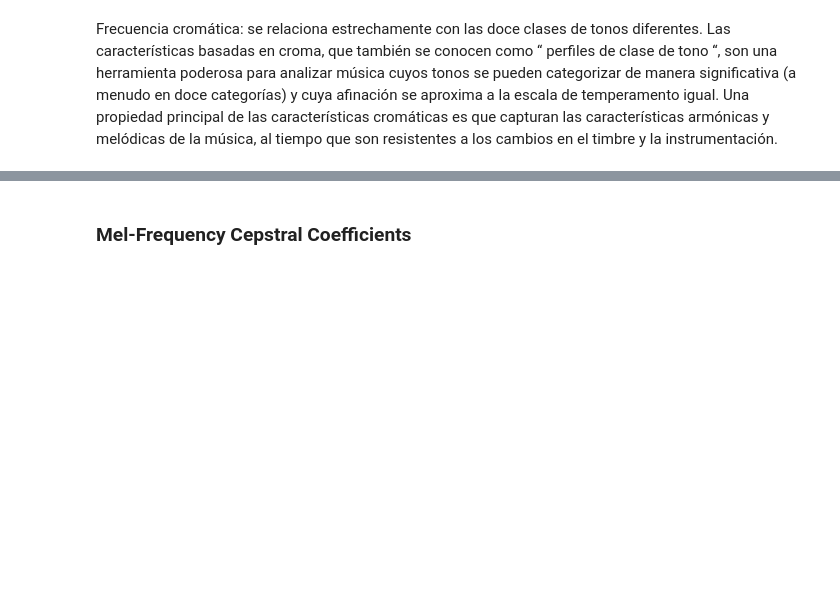
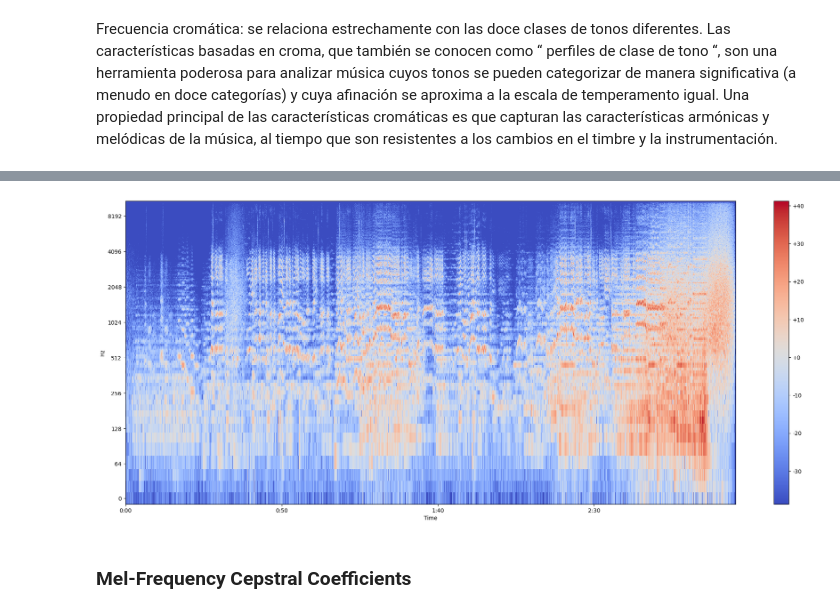
Before and after one commit to nican2/ProyectoAS2023, a Jupyter notebook: Memoria.ipynb, the cells around one changed output, grey strips where cells are left out. Saved outputs shown, nothing was run; the diff lists cells and outputs as text; code cells hidden in the pictures; blank space fills up the shorter version.

Commit message:
STFT y Spectograma teoría

```diff
--- a/Memoria.ipynb
+++ b/Memoria.ipynb
@@ -29,7 +29,7 @@ Podemos representar esta onda (o señal analógica) con dos ejes. El eje horizon
 cancion_op = "data/opera/NessunDorma_Opera.mp3"
 # nessun: array con los valores de la amplitud en distintos intervalos temporales
 # sr (_): tasa de muestro
-nessun, _ = librosa.load(cancion_op)
+nessun, sr = librosa.load(cancion_op)
 Audio(cancion_op)
 
 def show_waveform(signal, name=""):
@@ -217,3 +241,28 @@ Frecuencia cromática: se relaciona estrechamente con las doce clases de tonos d
+# %%
+FRAME_LENGTH = 1024
+HOP_LENGTH = 512
+
+# STFT
+S = librosa.stft(nessun, n_fft=FRAME_LENGTH, hop_length=HOP_LENGTH)
+
+# Espectograma
+Y = np.abs(S) ** 2
+
+# Transformar a escala logaritmica
+Y_log = librosa.power_to_db(Y)
+
+def plot_spectogram(Y, sr, hop_length):
+    plt.figure(figsize=(25,10))
+    librosa.display.specshow(Y,
+                             sr=sr,
+                             hop_length=hop_length,
+                             x_axis='time',
+                             y_axis='log')
+    plt.colorbar(format='%+2.f')
+
+plot_spectogram(Y_log, sr, HOP_LENGTH)
+# %% [output]
+[figure, added]
 # %% [markdown]
 ### Mel-Frequency Cepstral Coefficients
 # %% [markdown]
```
Also changed, not shown: parts of 7 cells of this notebook.
